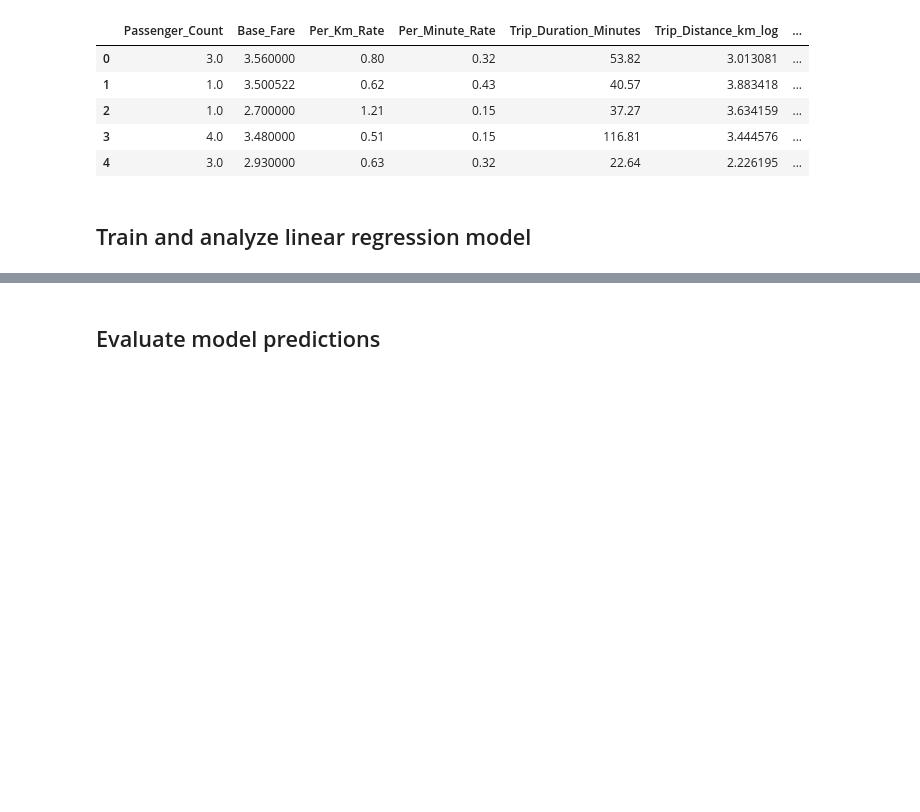
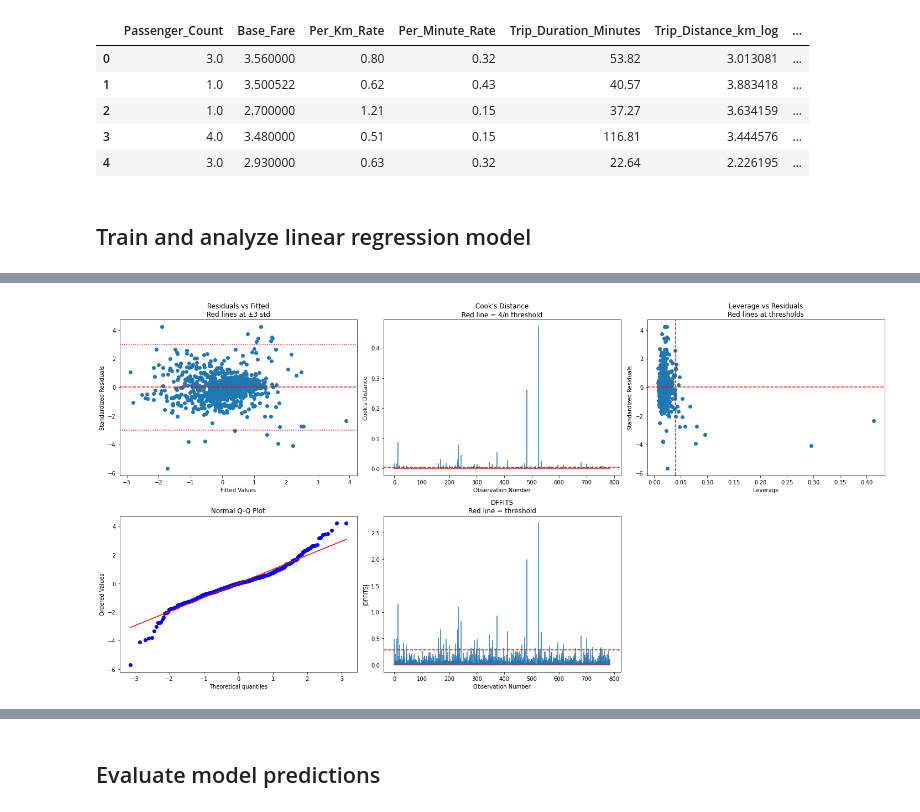
Before and after one commit to fravasta/Prediction-of-Taxi-fares, a Jupyter notebook: prediction_models.ipynb, the cells around one changed output, grey strips where cells are left out. Saved outputs shown, nothing was run; the diff lists cells and outputs as text; code cells hidden in the pictures; blank space fills up the shorter version.

```diff
--- a/prediction_models.ipynb
+++ b/prediction_models.ipynb
@@ -113,3 +112,6 @@ Covariance Type:            nonrobust
 
 Notes:
 [1] Standard Errors assume that the covariance matrix of the errors is correctly specified.
+# %%
+X_train_sm = X_train_sm.reset_index(drop=True)
+y_train = y_train.reset_index(drop=True)
@@ -115,0 +169,48 @@ Notes:
+# %%
+# Create diagnostic plots
+fig = plt.figure(figsize=(20, 10))
+
+# 1. Standardized Residuals vs Fitted Values
+plt.subplot(231)
+plt.scatter(linear_model.fittedvalues, standardized_residuals)
+plt.axhline(y=0, color='r', linestyle='--')
+plt.axhline(y=3, color='r', linestyle=':')
+plt.axhline(y=-3, color='r', linestyle=':')
+plt.xlabel('Fitted Values')
+plt.ylabel('Standardized Residuals')
+plt.title('Residuals vs Fitted\nRed lines at ±3 std')
+
+# 2. Cook's Distance Plot
+plt.subplot(232)
+plt.stem(range(len(cooks_distance)), cooks_distance, markerfmt=',')
+plt.axhline(y=threshold_cooks, color='r', linestyle='--')
+plt.xlabel('Observation Number')
+plt.ylabel("Cook's Distance")
+plt.title("Cook's Distance\nRed line = 4/n threshold")
+
+# 3. Leverage vs Standardized Residuals
+plt.subplot(233)
+plt.scatter(leverage, standardized_residuals)
+plt.axhline(y=0, color='r', linestyle='--')
+plt.axvline(x=threshold_leverage, color='r', linestyle='--')
+plt.xlabel('Leverage')
+plt.ylabel('Standardized Residuals')
+plt.title('Leverage vs Residuals\nRed lines at thresholds')
+
+# 4. QQ Plot
+plt.subplot(234)
+stats.probplot(standardized_residuals, dist="norm", plot=plt)
+plt.title('Normal Q-Q Plot')
+
+# 5. DFFITS Plot
+plt.subplot(235)
+plt.stem(range(len(dffits)), np.abs(dffits), markerfmt=',')
+plt.axhline(y=threshold_dffits, color='r', linestyle='--')
+plt.xlabel('Observation Number')
+plt.ylabel('|DFFITS|')
+plt.title('DFFITS\nRed line = threshold')
+
+plt.tight_layout()
+plt.show()
+# %% [output]
+[figure, added]
```
Also changed, not shown: parts of 21 cells of this notebook.
